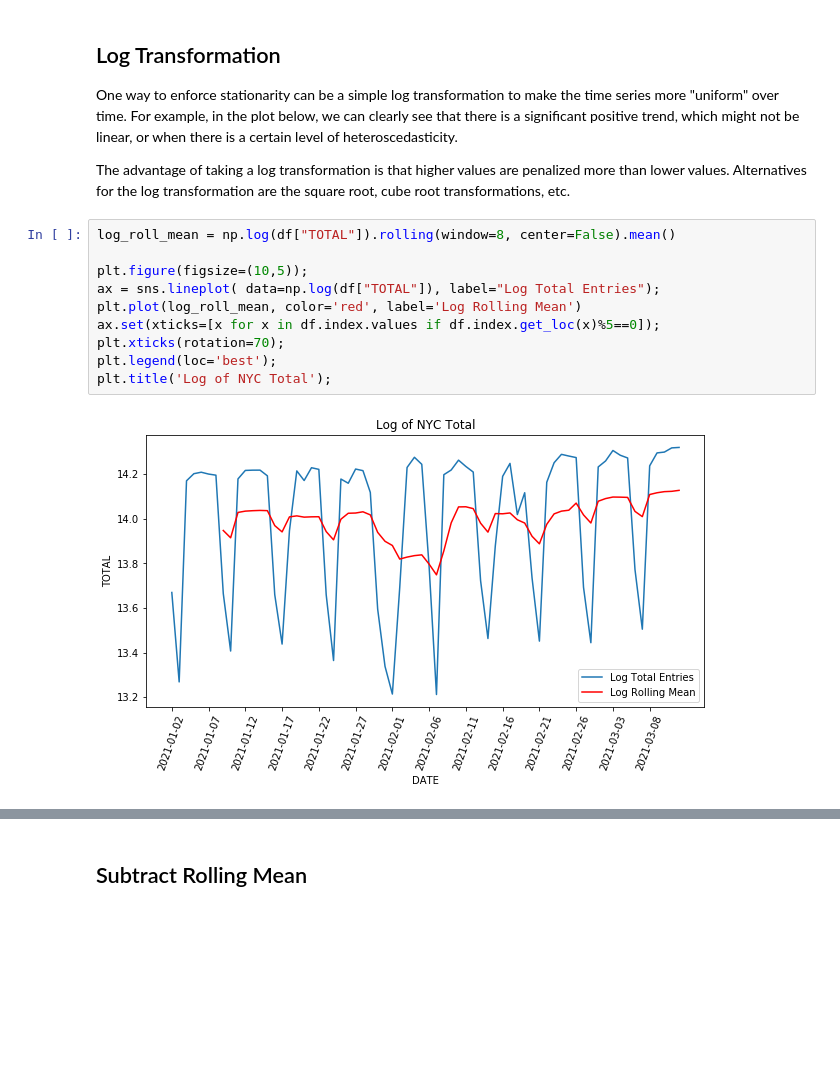
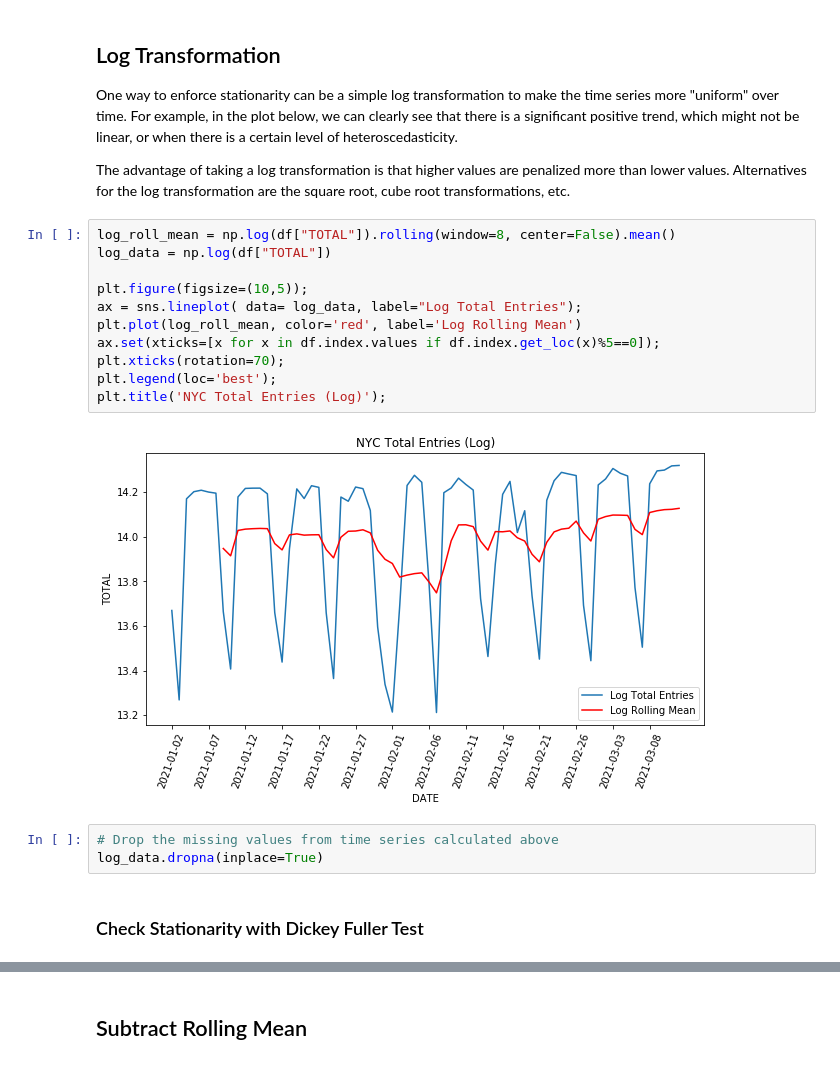
Before and after one commit to justinm0rgan/mta-turnstile-covid, a Jupyter notebook: modeling.ipynb, the cells around one changed output, grey strips where cells are left out. Saved outputs shown, nothing was run; the diff lists cells and outputs as text; blank space fills up the shorter version.

```diff
--- a/modeling.ipynb
+++ b/modeling.ipynb
@@ -63,13 +76,19 @@ One way to enforce stationarity can be a simple log transformation to make the t
 The advantage of taking a log transformation is that higher values are penalized more than lower values. Alternatives for the log transformation are the square root, cube root transformations, etc.
 # %%
 log_roll_mean = np.log(df["TOTAL"]).rolling(window=8, center=False).mean()
+log_data = np.log(df["TOTAL"])
 
 plt.figure(figsize=(10,5));
-ax = sns.lineplot( data=np.log(df["TOTAL"]), label="Log Total Entries");
+ax = sns.lineplot( data= log_data, label="Log Total Entries");
 plt.plot(log_roll_mean, color='red', label='Log Rolling Mean')
 ax.set(xticks=[x for x in df.index.values if df.index.get_loc(x)%5==0]);
 plt.xticks(rotation=70);
 plt.legend(loc='best');
-plt.title('Log of NYC Total');
+plt.title('NYC Total Entries (Log)');
 # %% [output]
-[figure, old version]
+[figure, new version]
+# %%
+# Drop the missing values from time series calculated above
+log_data.dropna(inplace=True)
+# %% [markdown]
+### Check Stationarity with Dickey Fuller Test
```
Also changed, not shown: parts of 22 cells of this notebook.
